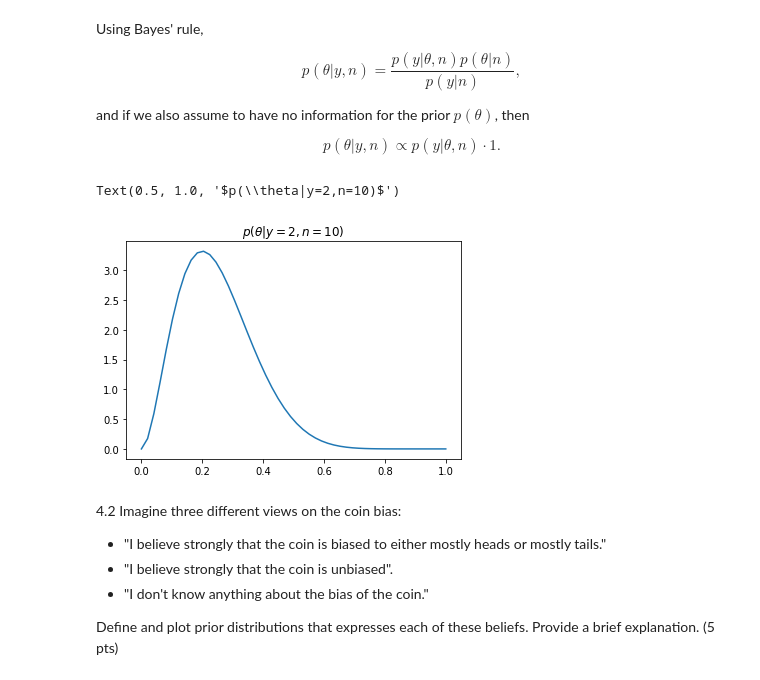
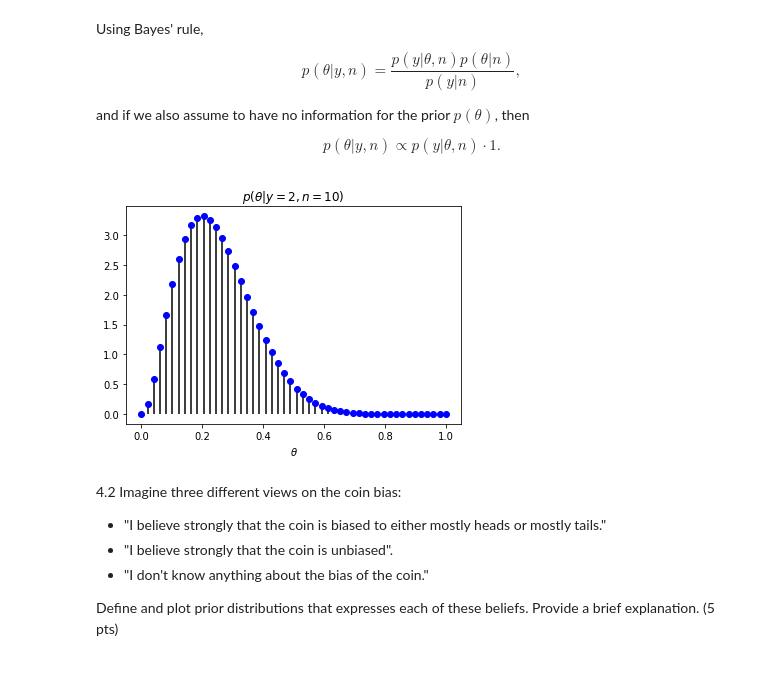
Before and after one commit to williamnourse/EECS_491_HW, a Jupyter notebook: A1/491-A1-wrn13.ipynb, the cells around one changed output. Saved outputs shown, nothing was run; the diff lists cells and outputs as text; code cells hidden in the pictures.

```diff
--- a/A1/491-A1-wrn13.ipynb
+++ b/A1/491-A1-wrn13.ipynb
@@ -144,23 +144,24 @@ $$ p(\theta|y,n) \propto p(y|\theta, n) \cdot 1.$$
 # %%
 def calcBinomialPosterior(y,n,theta):
     # liklihood is the binomial distribution
     # we're using an uninformative prior p(theta)=1
     posterior = stats.binom.pmf(y,n,theta)*(n+1)
 
     return posterior
 
 # Let's test it just to make sure the output looks reasonable
 y = 2
 n = 10
 theta = np.linspace(0,1)
-#posterior = calcBinomialPosteriorUninformed(y,n,theta)
-#print(posterior)
+
 fig = plt.figure()
-plt.plot(theta,calcBinomialPosterior(y,n,theta))
+plt.plot(theta,calcBinomialPosterior(y,n,theta),'bo')
+plt.vlines(theta,0,calcBinomialPosterior(y,n,theta))
 plt.title(r'$p(\theta|y=2,n=10)$')
+plt.xlabel(r'$\theta$')
+plt.show()
 # %% [output]
-Text(0.5, 1.0, '$p(\\theta|y=2,n=10)$')
-[figure, old version]
+[figure, new version]
 # %% [markdown]
 4.2 Imagine three different views on the coin bias:
 - "I believe strongly that the coin is biased to either mostly heads or mostly tails."
```
Also changed, not shown: parts of 13 cells of this notebook.
